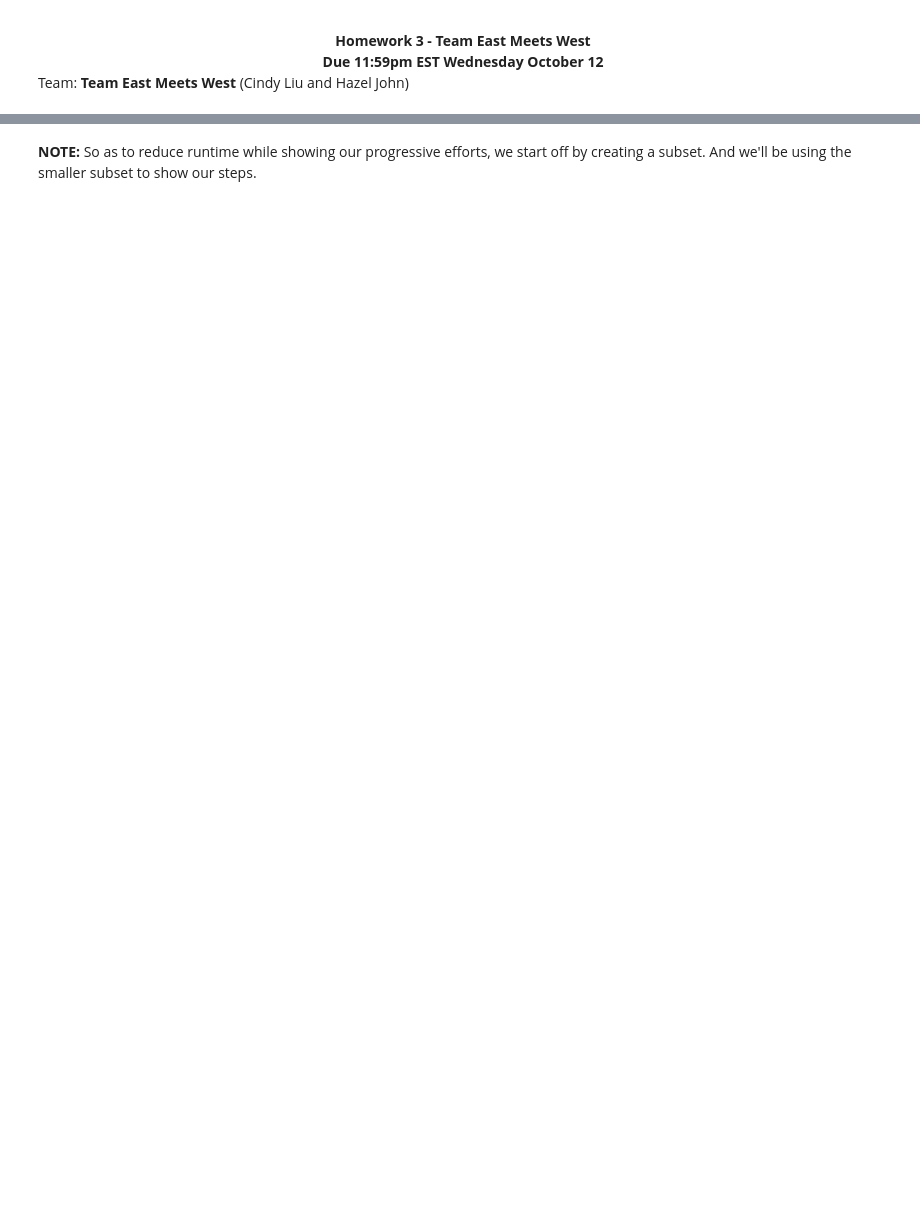
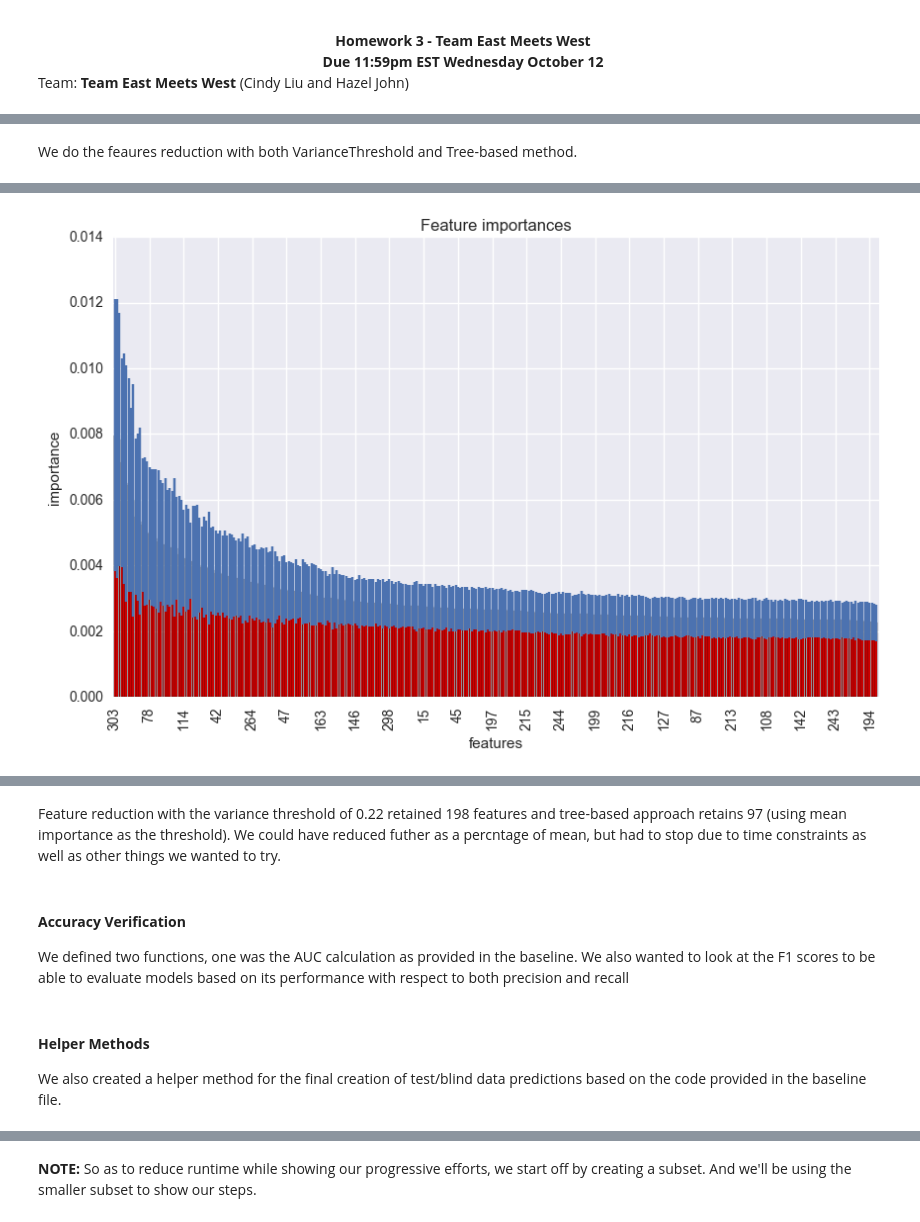
Before and after one commit to cindyliu/team-east-meets-west, a Jupyter notebook: TeamEastMeetsWest_hj.ipynb, the cells around one changed output, grey strips where cells are left out. Saved outputs shown, nothing was run; the diff lists cells and outputs as text; code cells hidden in the pictures; blank space fills up the shorter version.

Commit message:
Laid out the story till the models

```diff
--- a/TeamEastMeetsWest_hj.ipynb
+++ b/TeamEastMeetsWest_hj.ipynb
@@ -108,0 +380,9 @@ From a software engineering aspect, we moved code into simple functions for reus
+# %% [markdown]
+We do the feaures reduction with both VarianceThreshold and Tree-based method.
+# %%
+# Reduce features using variance threshold
+(train_varreduced, test_varreduced) = reduceFeaturesbyVariance(X, Xtest, 0.22)
+
+# Reduce features using tree based model
+(train_treereduced, test_treereduced) = reduceFeatureswithExtraTrees(Y, X, Xtest)
+# %% [output]
@@ -108,0 +401 @@ From a software engineering aspect, we moved code into simple functions for reus
+[figure, added]
@@ -108,0 +403,5 @@ From a software engineering aspect, we moved code into simple functions for reus
+# %% [markdown]
+Feature reduction with the variance threshold of 0.22 retained 198 features and tree-based approach retains 97 (using mean importance as the threshold). We could have reduced futher as a percntage of mean, but had to stop due to time constraints as well as other things we wanted to try.
+# %% [markdown]
+#### <b> Accuracy Verification</b>
+We defined two functions, one was the AUC calculation as provided in the baseline. We also wanted to look at the F1 scores to be able to evaluate models based on its performance with respect to both precision and recall
@@ -109 +443,4 @@ From a software engineering aspect, we moved code into simple functions for reus
+# %% [markdown]
+#### <b> Helper Methods </b>
+We also created a helper method for the final creation of test/blind data predictions based on the code provided in the baseline file.
 # %%
```
Also changed, not shown: parts of 33 cells of this notebook, 1 other file.
